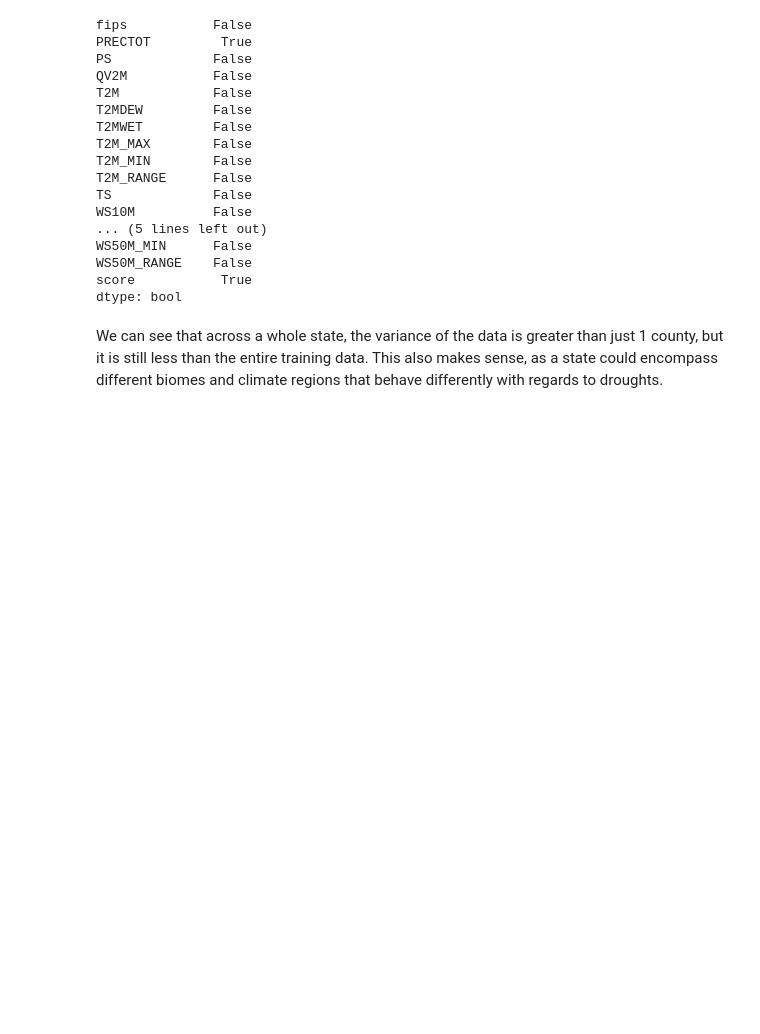
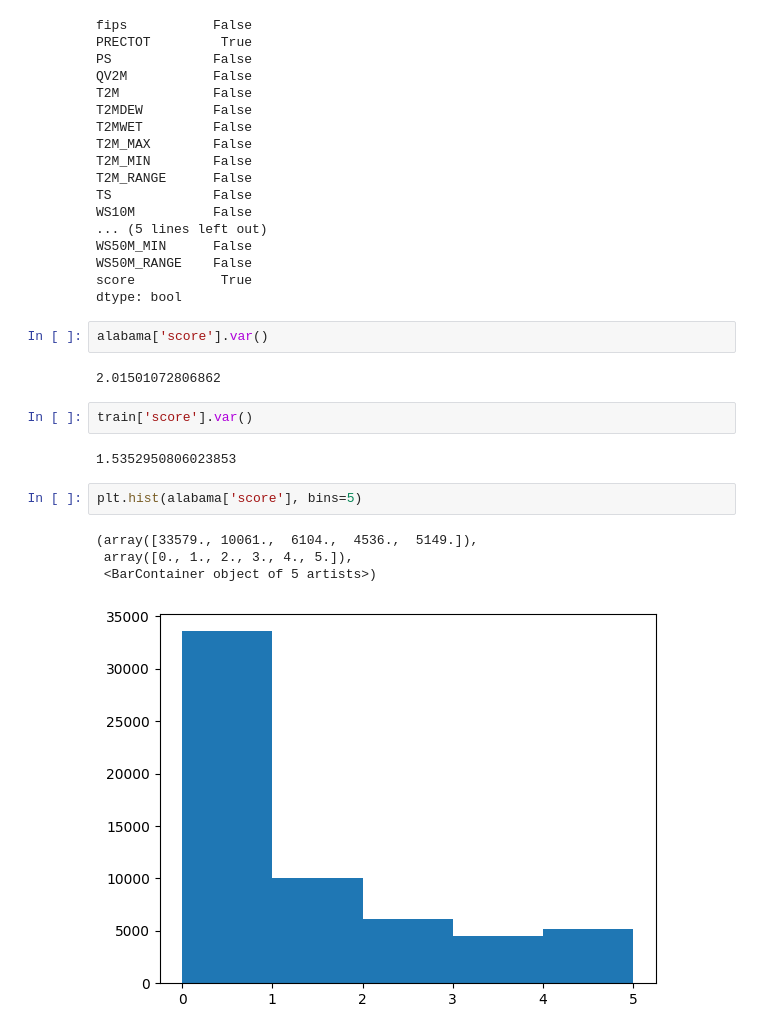
Before and after one commit to babusid/ECE461P_Project, a Jupyter notebook: models/exploration.ipynb, the cells around one changed output. Saved outputs shown, nothing was run; the diff lists cells and outputs as text; blank space fills up the shorter version.

```diff
--- a/models/exploration.ipynb
+++ b/models/exploration.ipynb
@@ -145,5 +145,18 @@ WS50M_MIN      False
 WS50M_RANGE    False
 score           True
 dtype: bool
-# %% [markdown]
-We can see that across a whole state, the variance of the data is greater than just 1 county, but it is still less than the entire training data. This also makes sense, as a state could encompass different biomes and climate regions that behave differently with regards to droughts.
+# %%
+alabama['score'].var()
+# %% [output]
+2.01501072806862
+# %%
+train['score'].var()
+# %% [output]
+1.5352950806023853
+# %%
+plt.hist(alabama['score'], bins=5)
+# %% [output]
+(array([33579., 10061.,  6104.,  4536.,  5149.]),
+ array([0., 1., 2., 3., 4., 5.]),
+ <BarContainer object of 5 artists>)
+[figure, added]
```
Also changed, not shown: parts of 8 cells of this notebook, 4 other files.
